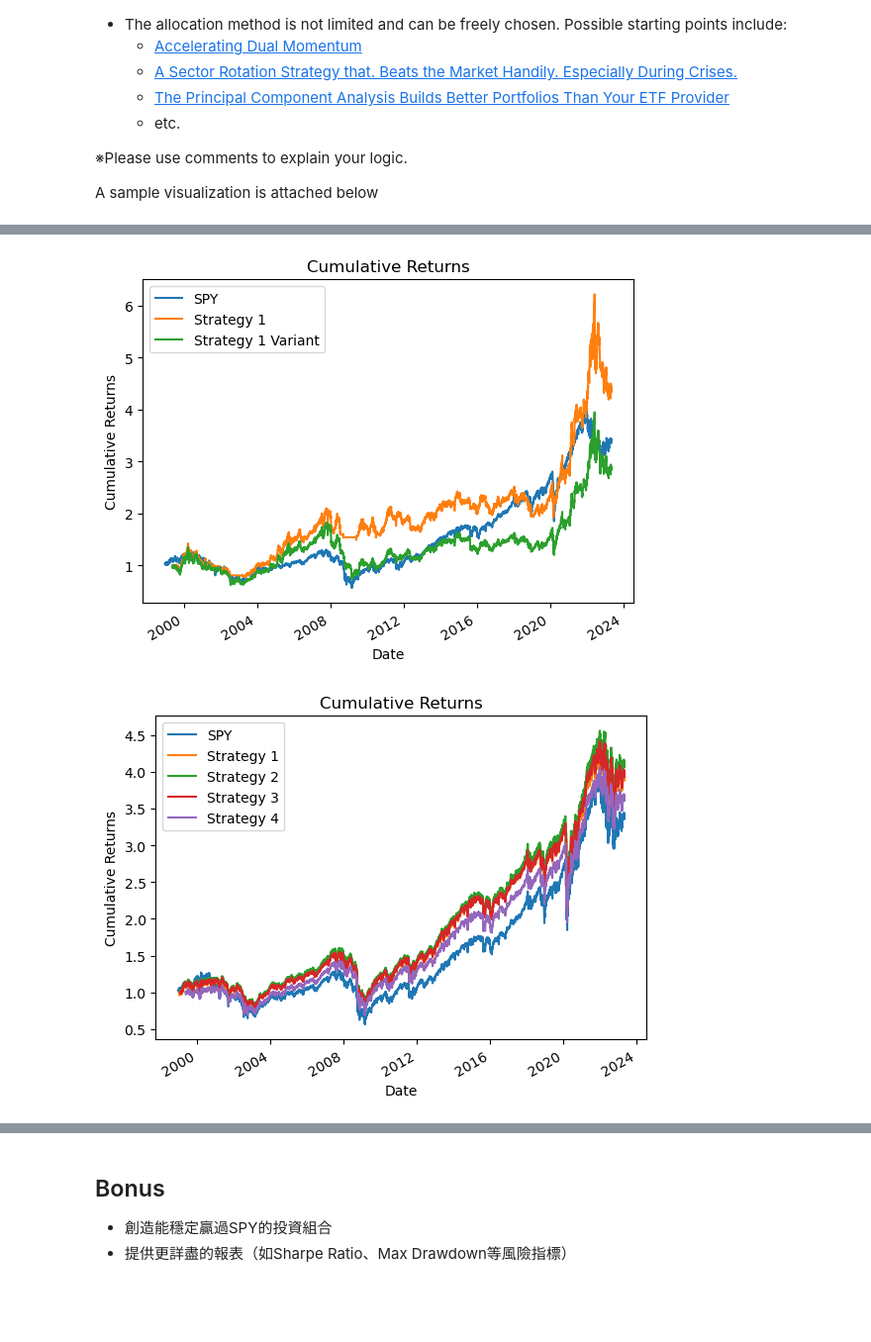
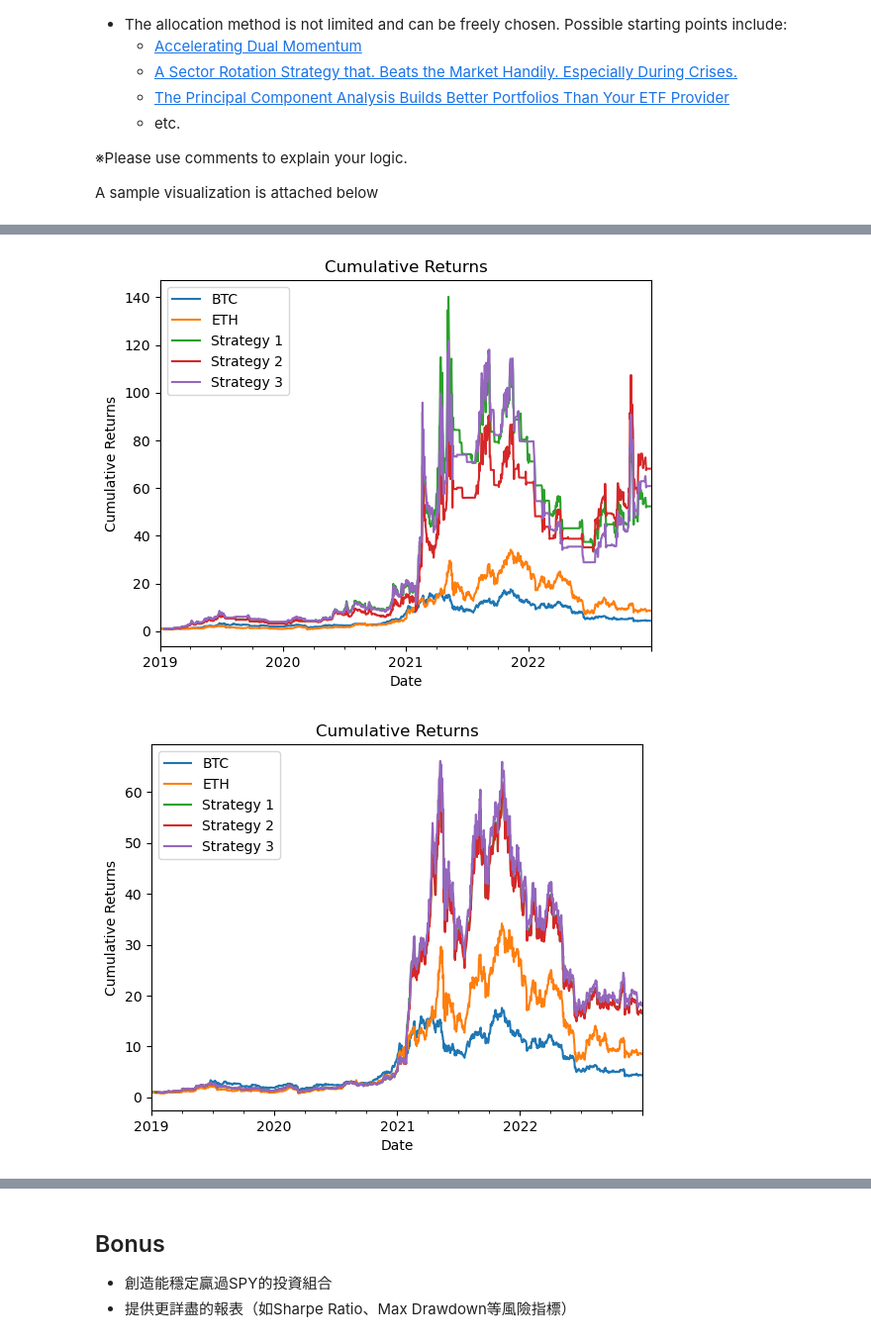
Before and after one commit to Raccoon103/Gambling-Apocalypse-Crypto, a Jupyter notebook: CryptoStrat.ipynb, the cells around one changed output, grey strips where cells are left out. Shown at 99% size. Cells and saved outputs as stored; diff of their text form; code cells hidden in the pictures; blank space fills up the shorter version.

Commit message:
Updated CryptoStrat notebook

```diff
--- a/CryptoStrat.ipynb
+++ b/CryptoStrat.ipynb
@@ -150,7 +178,7 @@ def allocation_equalweighting(strategy, df_returns, exclude):
     plt.show()
     return df_weights
 
-def plot_performance(strategy_list, df_returns, benchmark_label='SPY', portfolio='portfolio', variant_list=None):
+def plot_performance(strategy_list, df_returns, benchmark_label='BTC', portfolio='portfolio', variant_list=None):
     # Plot cumulative returns
     fig, ax = plt.subplots()
 
@@ -302,9 +316,13 @@ weights_test2
 # %%
-plot_performance(test2, df_returns.copy(), variant_list=['portfolio no leave'])
+plot_performance(test2, df_returns.copy(), benchmark_label=['BTC','ETH'])
 # %% [output]
-[figure, old version]
+[figure, new version]
 # %%
-def risk_parity(df, df_returns, lookback):
+def risk_parity(df, df_returns, lookback, exclude=['USDT','USDC']):
+    #Exclude the stable coin
+    df.drop(exclude, axis=1, inplace=True)
+    df_returns.drop(exclude, axis=1, inplace=True)
+
     # Initialize an empty DataFrame to store the weights
     weights = pd.DataFrame(index=df.index, columns=df.columns)
     strategy = df_returns.copy()
@@ -326,15 +344,14 @@ def risk_parity(df, df_returns, lookback):
     return strategy, weights
 
 
-test3, weights_test3 = [risk_parity(df.copy(), df_returns.copy(), 10)[0]], [risk_parity(df.copy(), df_returns.copy(), 30)[1]]
+test3, weights_test3 = [risk_parity(df.copy(), df_returns.copy(), 10)[0]], [risk_parity(df.copy(), df_returns.copy(), 10)[1]]
 
+test3.append(risk_parity(df.copy(), df_returns.copy(), 15)[0])
 test3.append(risk_parity(df.copy(), df_returns.copy(), 20)[0])
-test3.append(risk_parity(df.copy(), df_returns.copy(), 30)[0])
-test3.append(risk_parity(df.copy(), df_returns.copy(), 100)[0])
 # %%
-plot_performance(test3, df_returns.copy())
+plot_performance(test3, df_returns.copy(), benchmark_label=['BTC','ETH'])
 # %% [output]
-[figure, old version]
+[figure, new version]
 # %%
 def allocation_risk_parity(df_weights):
     # Assuming monthly rebalancing, forward fill the weights
```
Also changed, not shown: parts of 9 cells of this notebook.
